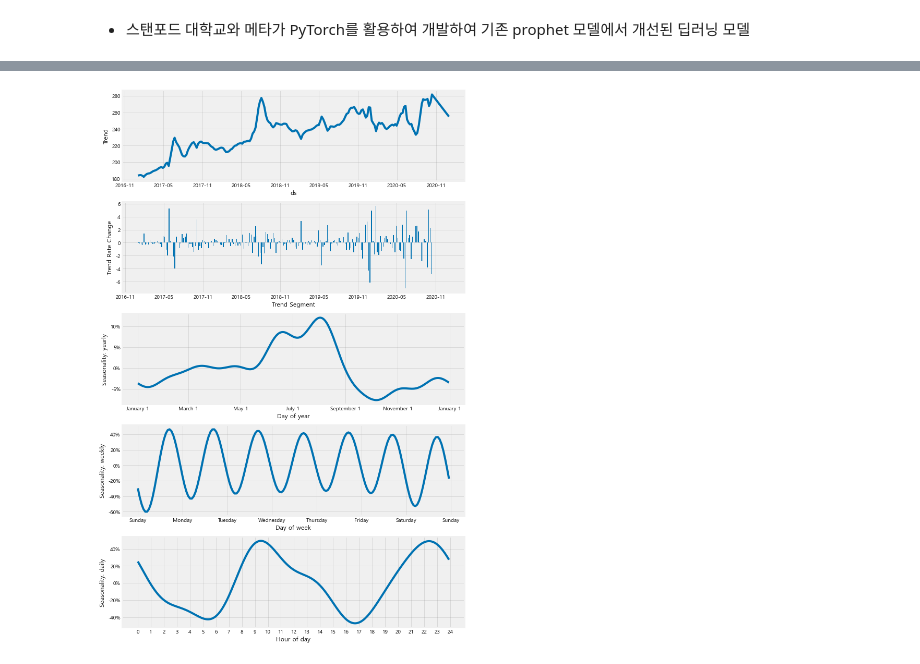
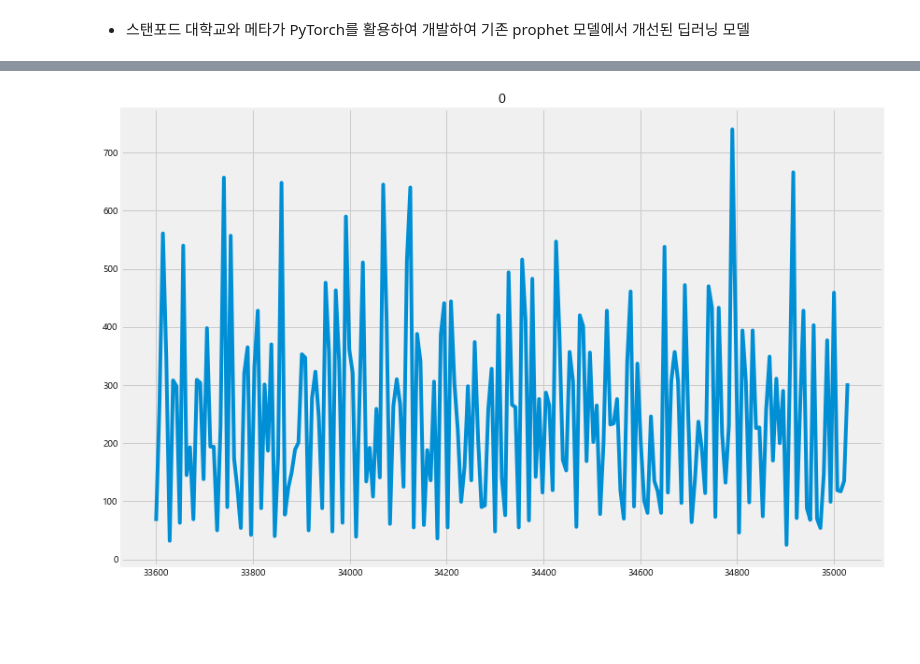
Before and after one commit to Sungjeonghyun/K-water_AI_Competition, a Jupyter notebook: Task 1_NeuralProphet.ipynb, the cells around one changed output, grey strips where cells are left out. Saved outputs shown, nothing was run; the diff lists cells and outputs as text; code cells hidden in the pictures; blank space fills up the shorter version.

```diff
--- a/Task 1_NeuralProphet.ipynb
+++ b/Task 1_NeuralProphet.ipynb
@@ -225,28 +214,0 @@ rainfall.head()
-# %%
-rainfall.datetime = pd.to_datetime(rainfall.datetime)
-rainfall_hours = pd.DataFrame({'ds':[],
-              '강수량':[],
-              '1시간최다강수량':[],
-              '1시간최다강수량시각':[]})
-
-for i in range(len(rainfall)):
-    hours = pd.date_range(rainfall.datetime[i], rainfall.datetime[i] + datetime.timedelta(hours=23), freq='H')
-
-    rainfall_temp = pd.DataFrame({'ds':hours,
-                  '강수량':[rainfall['강수량'][i]] * 24,
-                  '1시간최다강수량':[0] * 24,
-                  '1시간최다강수량시각':[0] * 24})
-
-    if str(rainfall['1시간최다강수량시각'][i]) != 'nan':
-        max_time_rainfall = rainfall['1시간최다강수량시각'][i].split(':')[0]
-        max_value_rainfall = rainfall['1시간최다강수량'][i]
-
-        rainfall_temp.loc[max_time_rainfall, '1시간최다강수량시각'] = 1
-        rainfall_temp.loc[max_time_rainfall, '1시간최다강수량'] = max_value_rainfall
-
-    rainfall_hours = pd.concat([rainfall_hours, rainfall_temp], ignore_index=True)
-
-rainfall_hours = rainfall_hours[1:]
-rainfall_hours.fillna(0, inplace=True)
-rainfall_hours.reset_index(drop=True, inplace=True)
-rainfall_hours
@@ -384,4 +342,8 @@ fig_comp = m.plot_components(forecast)
-# %%
-fig_param = m.plot_parameters()
-# %% [output]
-[figure, removed]
+# %%
+for i in range(24):
+    idx = np.arange(i, 35029, 7) + np.array([i]*len(np.arange(i, 35029, 7)))
+    data_tr_prophet.iloc[idx][4800:].y.plot()
+    plt.title(i)
+    plt.show()
+# %% [output]
+[figure, added]
```
Also changed, not shown: parts of 23 cells of this notebook, 1 other file.
